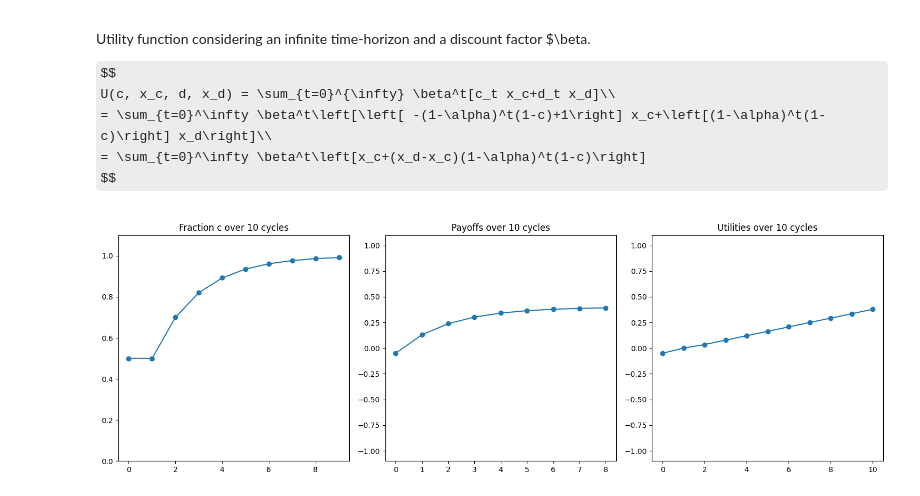
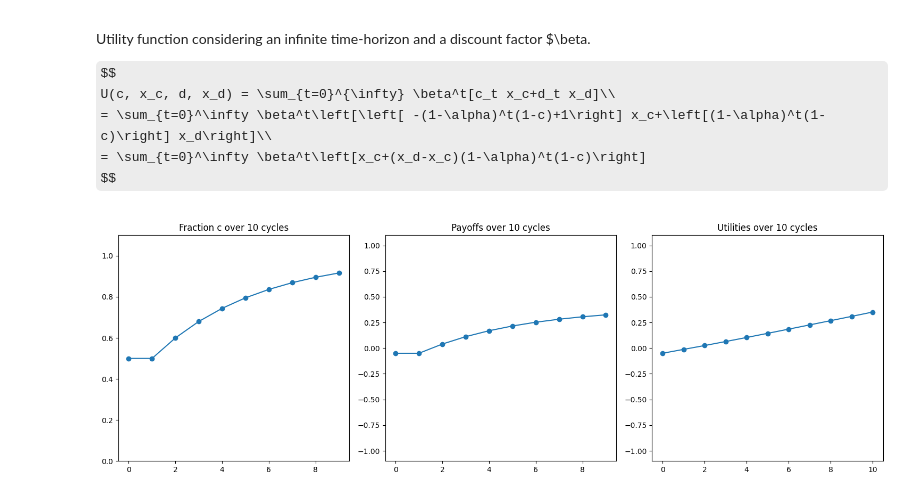
Before and after one commit to bvikram03/LendingModel, a Jupyter notebook: lending-play.ipynb, the cells around one changed output. Saved outputs shown, nothing was run; the diff lists cells and outputs as text; code cells hidden in the pictures; some formulas as TeX source.

Commit message:
old utility code vs new code

```diff
--- a/lending-play.ipynb
+++ b/lending-play.ipynb
@@ -207,20 +207,35 @@ def lending_model_utilty(t, c, x_c, x_d, alpha, beta):
     u = x_c + (x_d-x_c)*d
     utilities.append(u)
 
+    # old code:
+    # for i in range(t):
+    #     payoff = x_c*c + x_d*d
+
+    #     u += utility(t, x_c, x_d, c, alpha, beta)
+
+    #     cs.append(c)
+    #     if u > 0:
+    #         c = c + alpha*(1-c)
+    #         d = 1-c
+    #         utilities.append(u)
+    #         payoffs.append(payoff)
+    #     else:
+    #         utilities.append(u)
+    #         payoffs.append(payoff)
+
+    # new code:
     for i in range(t):
         payoff = x_c*c + x_d*d
 
         u += utility(t, x_c, x_d, c, alpha, beta)
+        cs.append(c)
 
-        cs.append(c)
-        if u > 0:
-            c = c + alpha*(1-c)
-            d = 1-c
-            utilities.append(u)
-            payoffs.append(payoff)
-        else:
-            utilities.append(0)
-            payoffs.append(0)
+        c = c + alpha*(1-c)
+        d = 1-c
+
+        utilities.append(u)
+        payoffs.append(payoff)
+
 
     return cs, payoffs, utilities
 # %%
@@ -229,7 +244,7 @@ c = .5
 
 x_c = .4
 x_d = -.5
-alpha = .4
+alpha = .2
 beta = 0.8
 
 # Run the model for the following initial parameters.
@@ -254,31 +269,31 @@ axes = ax.flatten()
 # # Plot Time-Discounted
 # ts = range(0,len(cs_d))
 # axes[2].plot(ts, cs_d, '-o')
 # axes[2].set_title(f'Fraction c over {len(cs)} cycles')
 # axes[2].set_ylim([0, 1.1])
 
 # axes[3].plot(ts, payoffs_d, '-o')
 # axes[3].set_title(f'Payoffs over {len(cs)} cycles')
 # axes[3].set_ylim([0, 1.1])
 
 # Plot Utility
 ts = range(0,len(cs_u))
 axes[0].plot(ts, cs_u, '-o')
 axes[0].set_title(f'Fraction c over {len(cs)} cycles')
 axes[0].set_ylim([0, 1.1])
 
 ts = range(0, len(payoffs_u))
 axes[1].plot(ts, payoffs_u, '-o')
 axes[1].set_title(f'Payoffs over {len(cs)} cycles')
 axes[1].set_ylim([-1.1, 1.1])
 
 ts = range(0, len(u))
 
 axes[2].plot(ts, u, '-o')
 axes[2].set_title(f'Utilities over {len(cs)} cycles')
 axes[2].set_ylim([-1.1, 1.1])
 
 fig.tight_layout()
 plt.show()
 # %% [output]
-[figure, old version]
+[figure, new version]
```
